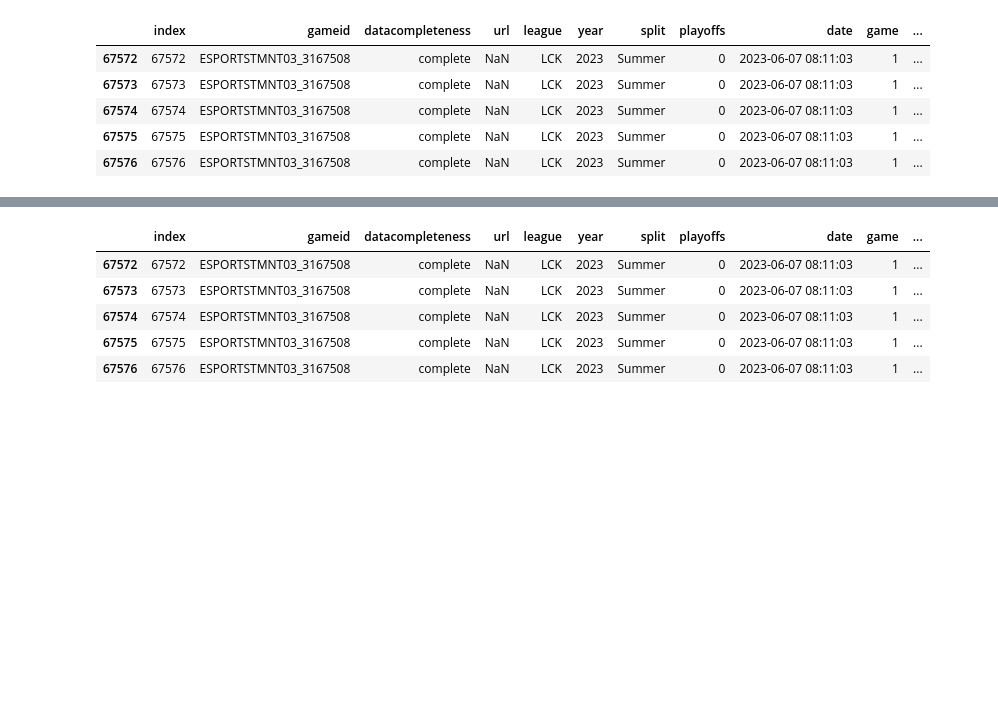
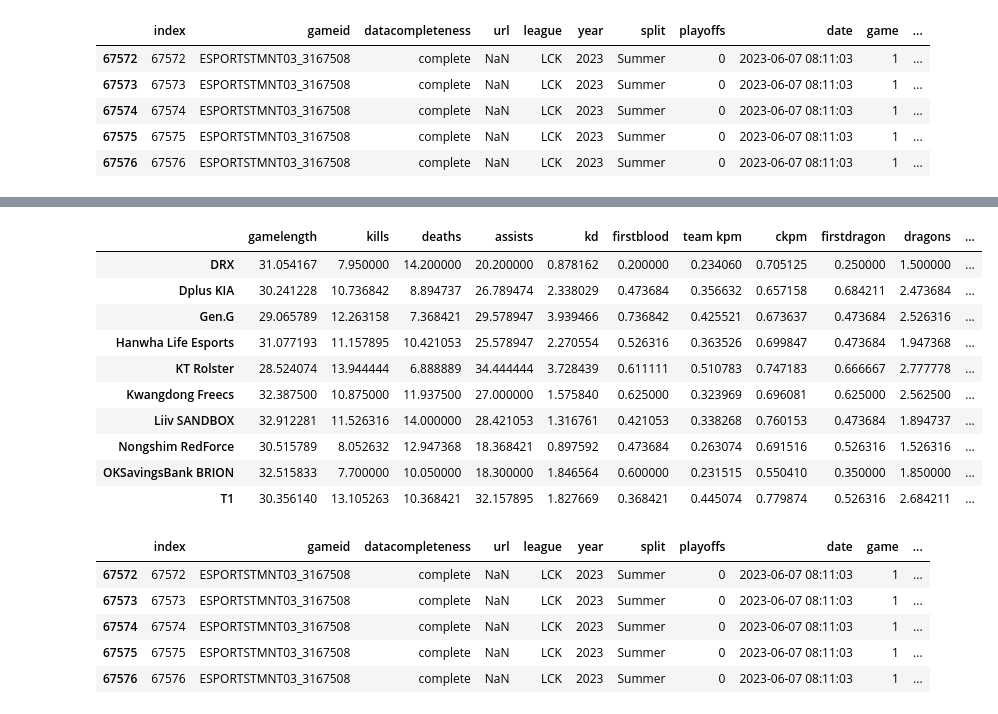
Before and after one commit to posky/LoL-Esports, a Jupyter notebook: lol_matches_data.ipynb, the cells around one changed output, grey strips where cells are left out. Saved outputs shown, nothing was run; the diff lists cells and outputs as text; code cells hidden in the pictures; blank space fills up the shorter version.

```diff
--- a/lol_matches_data.ipynb
+++ b/lol_matches_data.ipynb
@@ -381,3 +422,17 @@ teams_stats.head()
+# %%
+teams_stats
+# %% [output]
+|  | gamelength | kills | deaths | assists | kd | firstblood | team kpm | ckpm | firstdragon | dragons | ... |
+| DRX | 31.054167 | 7.950000 | 14.200000 | 20.200000 | 0.878162 | 0.200000 | 0.234060 | 0.705125 | 0.250000 | 1.500000 | ... |
+| Dplus KIA | 30.241228 | 10.736842 | 8.894737 | 26.789474 | 2.338029 | 0.473684 | 0.356632 | 0.657158 | 0.684211 | 2.473684 | ... |
+| Gen.G | 29.065789 | 12.263158 | 7.368421 | 29.578947 | 3.939466 | 0.736842 | 0.425521 | 0.673637 | 0.473684 | 2.526316 | ... |
+| Hanwha Life Esports | 31.077193 | 11.157895 | 10.421053 | 25.578947 | 2.270554 | 0.526316 | 0.363526 | 0.699847 | 0.473684 | 1.947368 | ... |
+| KT Rolster | 28.524074 | 13.944444 | 6.888889 | 34.444444 | 3.728439 | 0.611111 | 0.510783 | 0.747183 | 0.666667 | 2.777778 | ... |
+| Kwangdong Freecs | 32.387500 | 10.875000 | 11.937500 | 27.000000 | 1.575840 | 0.625000 | 0.323969 | 0.696081 | 0.625000 | 2.562500 | ... |
+| Liiv SANDBOX | 32.912281 | 11.526316 | 14.000000 | 28.421053 | 1.316761 | 0.421053 | 0.338268 | 0.760153 | 0.473684 | 1.894737 | ... |
+| Nongshim RedForce | 30.515789 | 8.052632 | 12.947368 | 18.368421 | 0.897592 | 0.473684 | 0.263074 | 0.691516 | 0.526316 | 1.526316 | ... |
+| OKSavingsBank BRION | 32.515833 | 7.700000 | 10.050000 | 18.300000 | 1.846564 | 0.600000 | 0.231515 | 0.550410 | 0.350000 | 1.850000 | ... |
+| T1 | 30.356140 | 13.105263 | 10.368421 | 32.157895 | 1.827669 | 0.368421 | 0.445074 | 0.779874 | 0.526316 | 2.684211 | ... |
 # %%
 ROWS, COLUMNS = get_rows_columns(teams_stats, len(origin_columns))
 min_value, max_value = 0, 1
```
Also changed, not shown: parts of 25 cells of this notebook.
